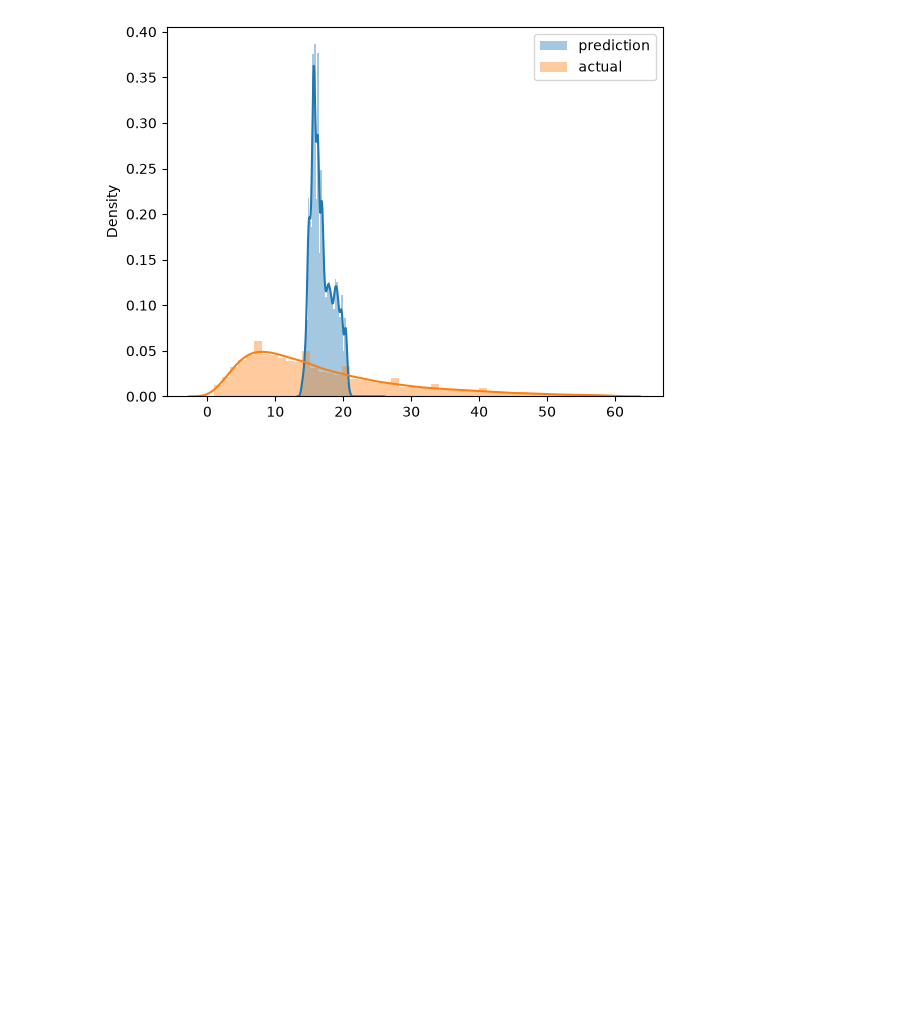
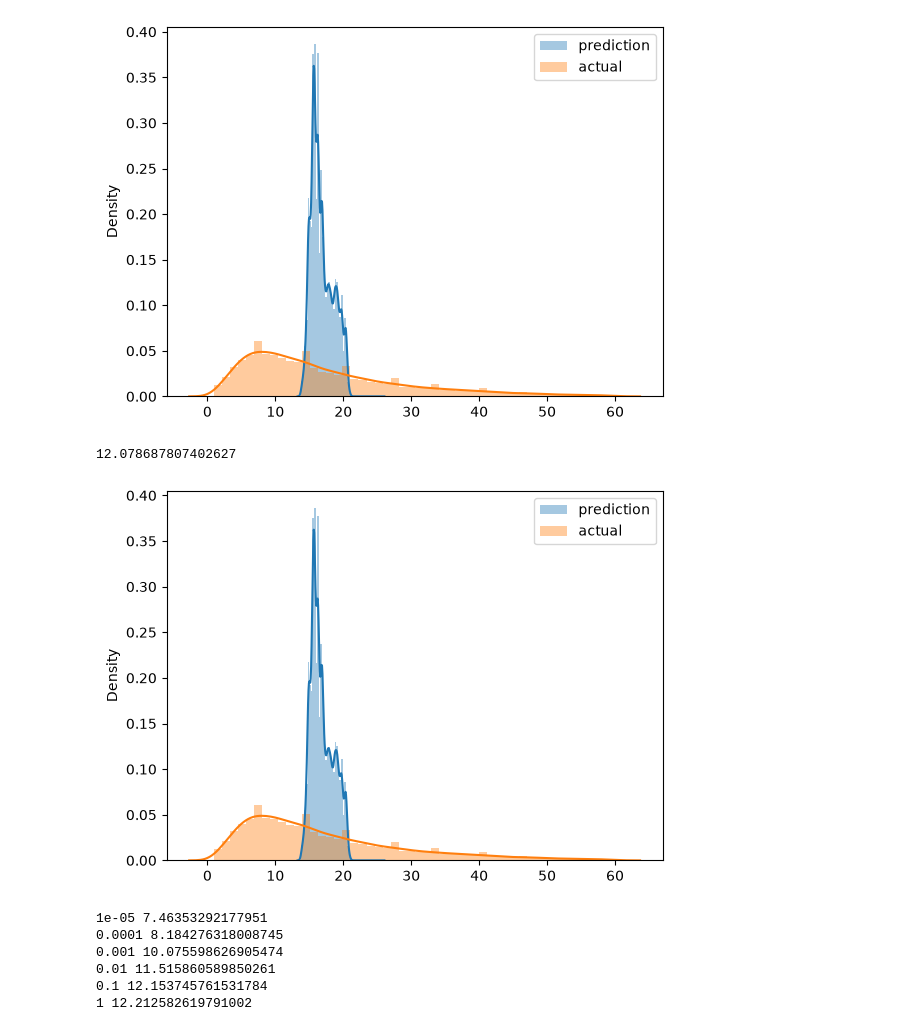
Before and after one commit to Aidan-Huerta/MLOps, a Jupyter notebook: 01-Intro/duration-prediction.ipynb, the cells around one changed output. Cells and saved outputs as stored; diff of their text form; code cells hidden in the pictures; blank space fills up the shorter version.

Commit message:
Add Elastic Net Model

```diff
--- a/01-Intro/duration-prediction.ipynb
+++ b/01-Intro/duration-prediction.ipynb
@@ -138,3 +139,22 @@ plt.legend()
 plt.show()
 # %% [output]
 [figure]
+# %%
+enet_model = ElasticNet(alpha=0.1)
+enet_model.fit(X_train, y_train)
+
+y_pred = enet_model.predict(X_val)
+rmse = root_mean_squared_error(y_val,y_pred)
+print(rmse)
+# %% [output]
+12.078687807402627
+# %%
+warnings.filterwarnings('ignore')
+
+sns.distplot(y_pred, label='prediction')
+sns.distplot(y_train, label='actual')
+
+plt.legend()
+plt.show()
+# %% [output]
+[figure, added]
@@ -140,0 +182,15 @@ plt.show()
+# %%
+for alpha in [0.00001, 0.0001, 0.001, 0.01, 0.1, 1]:
+    enet_model = ElasticNet(alpha=alpha, max_iter=5000)
+    enet_model.fit(X_train, y_train)
+
+    y_pred = enet_model.predict(X_val)
+    rmse = root_mean_squared_error(y_val,y_pred)
+    print(alpha, rmse)
+# %% [output]
+1e-05 7.46353292177951
+0.0001 8.184276318008745
+0.001 10.075598626905474
+0.01 11.515860589850261
+0.1 12.153745761531784
+1 12.212582619791002
```
Also changed, not shown: parts of 5 cells of this notebook.
